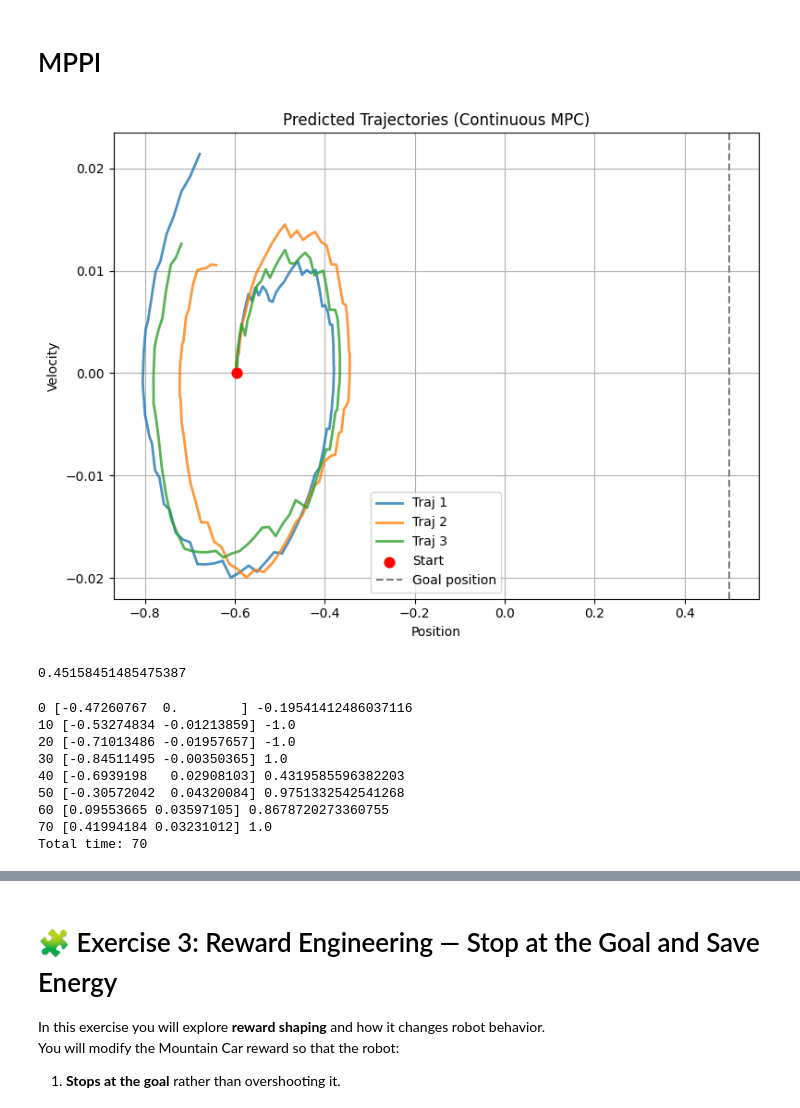
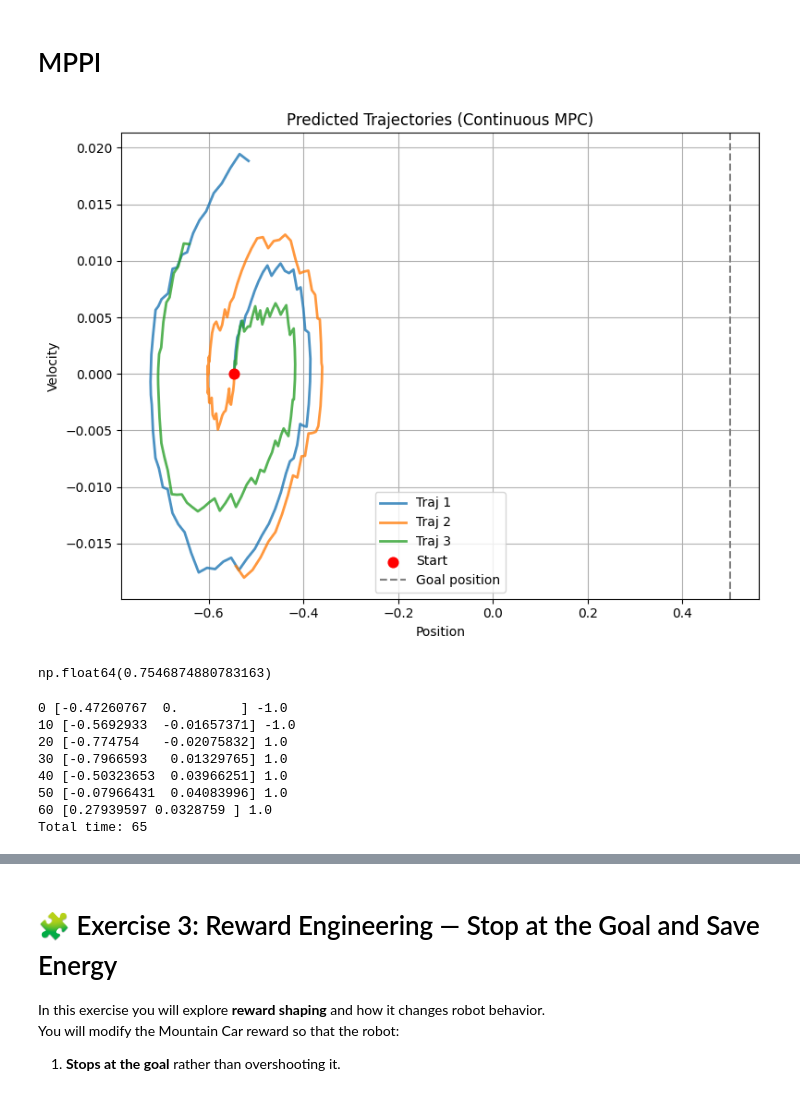
Before and after one commit to JuanCarlos-TiqueRangel/Reinforcement_Learning, a Jupyter notebook: lab9_mountain_optimal.ipynb, the cells around one changed output, grey strips where cells are left out. Drawn from its saved outputs; the diff is of its cells as text; code cells hidden in the pictures.

```diff
--- a/lab9_mountain_optimal.ipynb
+++ b/lab9_mountain_optimal.ipynb
@@ -59,7 +59,7 @@ import matplotlib.pyplot as plt
 # --------------------------------------------------------------
 # Environment setup
 # --------------------------------------------------------------
-env = gym.make("MountainCarContinuous-v0", max_episode_steps=500)
+env = gym.make("MountainCarContinuous-v0", max_episode_steps=500, render_mode="rgb_array")
 # %% [markdown]
 ### Dynamics
 This is the underneath dynamics in the mountain car. For this exercise, we will use it, but for the following sessions, **we will learn it!**
@@ -331,55 +381,85 @@ At each time step:
 import numpy as np
 import matplotlib.pyplot as plt
 
+def low_discrepancy_eps(n_seq, H, sigma):
+    """Deterministic perturbations in [-sigma, sigma]."""
+    try:
+        from scipy.stats import qmc
+        try:
+            eng = qmc.Sobol(d=H, scramble=False)
+        except Exception:
+            eng = qmc.Halton(d=H, scramble=False)
+        X = eng.random_base2(m=int(np.ceil(np.log2(max(1, n_seq)))))[:n_seq]   # [0,1]
+        return ((2.0 * X - 1.0) * sigma).astype(np.float32)
+    except Exception:
+        k = np.arange(1, n_seq + 1, dtype=np.float32)[:, None]
+        t = np.arange(H, dtype=np.float32)[None, :]
+        return (sigma * np.cos(2.0 * np.pi * (k * (t + 1)) / (n_seq + 1))).astype(np.float32)
+
+
 class MPPIController:
-    def __init__(self, H=100, N_seq=200, λ=1.0, σ=0.3):
+    def __init__(self, H=100, N_seq=200, lamda=1.0, sigma=0.3, u_min=-1.0, u_max=1.0):
         """
         Model Predictive Path Integral Controller with persistent action sequence.
         Uses the best trajectory (lowest-cost) to update instead of weighted mean.
         """
         self.H = H
         self.N_seq = N_seq
-        self.λ = λ
-        self.σ = σ
+        self.lamda = lamda      # Temperature parameter
+        self.sigma = sigma
 
+        self.u_min, self.u_max = float(u_min), float(u_max)
 
         # Persistent mean sequence for warm-start
         self.U_mean = np.zeros(H)
 
+        # RNG
+
     def action(self, state, plot=False, plot_best=3):
-        H, N_seq, σ = self.H, self.N_seq, self.σ
+        H, N_seq, sigma = self.H, self.N_seq, self.sigma
 
         ######## TODO #############
         # 0 Shift previous mean sequence (reuse previous solution)
+        if H > 1:
+            self.U_mean[:-1] = self.U_mean[1:]
+            self.U_mean[-1]  = self.U_mean[-2]
 
         # 1. Sample action sequences (Gaussian noise around previous U_mean)
+        dU = low_discrepancy_eps(N_seq, H, self.sigma)                 # (N, H)
+        U  = np.clip(self.U_mean[None, :] + dU, self.u_min, self.u_max)
 
         # 2. Roll out trajectories
+        all_traj, S = roll_out_n_trajectories(state, U)            # S shape (N,)
 
         # 3. Select the best trajectory (lowest cost)
+        S_min = float(S.min())
+        w = np.exp(-(S - S_min) / max(1e-8, self.lamda))             # (N,)
+        w_sum = w.sum() + 1e-12
+        self.U_mean = np.clip(self.U_mean + (w[:, None] * dU).sum(0) / w_sum, self.u_min, self.u_max)
 
         #  Optional: plot best trajectories
         if plot:
-            best_k = np.argsort(J)[:plot_best]
+            best_k = np.argsort(S)[:plot_best]
             best_traj = [all_traj[i] for i in best_k]
             plot_trajectories(state, best_traj)
 
         # 4. Return the first action of the best sequence
-        best_action = ????
+        best_action = self.U_mean[0]
         return best_action
 
 # Initialize controller once
-mppi = MPPIController(H=80, N_seq=150, λ=1.0, σ=2.1)
+mppi = MPPIController(H=80, N_seq=150, lamda=1.0, sigma=2.1)
 
 obs, _ = env.reset()
 a = mppi.action(obs, plot=True, plot_best=3)  # plot first iteration only
 a
 # %% [output]
-[figure, old version]
+[figure, new version]
-0.45158451485475387
+np.float64(0.7546874880783163)
 # %%
 # Initialize controller once
-mppi = MPPIController(H=30, N_seq=200, λ=.10, σ=.50)
+#mppi = MPPIController(H=30, N_seq=200, lamda=.10, sigma=.50)
+mppi = MPPIController(H=20, N_seq=150, lamda=1.0, sigma=2.1)
 
 obs, _ = env.reset(seed=0)
 traj = []
@@ -399,15 +479,14 @@ for t in range(500):
 
 print(f"Total time: {t:.0f}")
 # %% [output]
-0 [-0.47260767  0.        ] -0.19541412486037116
-10 [-0.53274834 -0.01213859] -1.0
-20 [-0.71013486 -0.01957657] -1.0
-30 [-0.84511495 -0.00350365] 1.0
-40 [-0.6939198   0.02908103] 0.4319585596382203
-50 [-0.30572042  0.04320084] 0.9751332542541268
-60 [0.09553665 0.03597105] 0.8678720273360755
-70 [0.41994184 0.03231012] 1.0
-Total time: 70
+0 [-0.47260767  0.        ] -1.0
+10 [-0.5692933  -0.01657371] -1.0
+20 [-0.774754   -0.02075832] 1.0
+30 [-0.7966593   0.01329765] 1.0
+40 [-0.50323653  0.03966251] 1.0
+50 [-0.07966431  0.04083996] 1.0
+60 [0.27939597 0.0328759 ] 1.0
+Total time: 65
 # %%
 plot_trajectory(traj)
 
```
Also changed, not shown: parts of 13 cells of this notebook.
